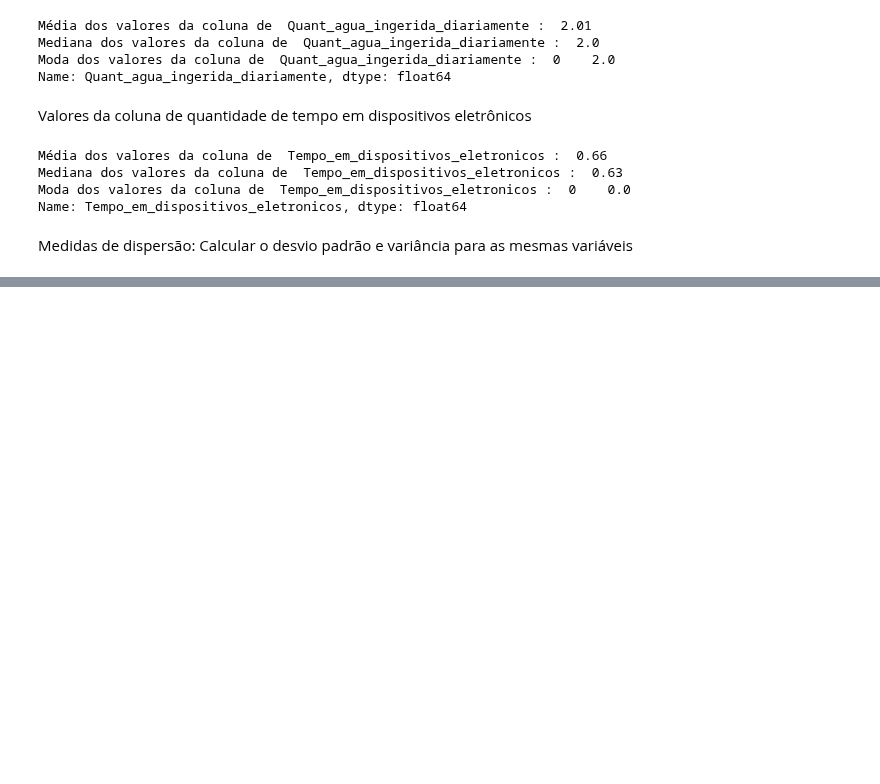
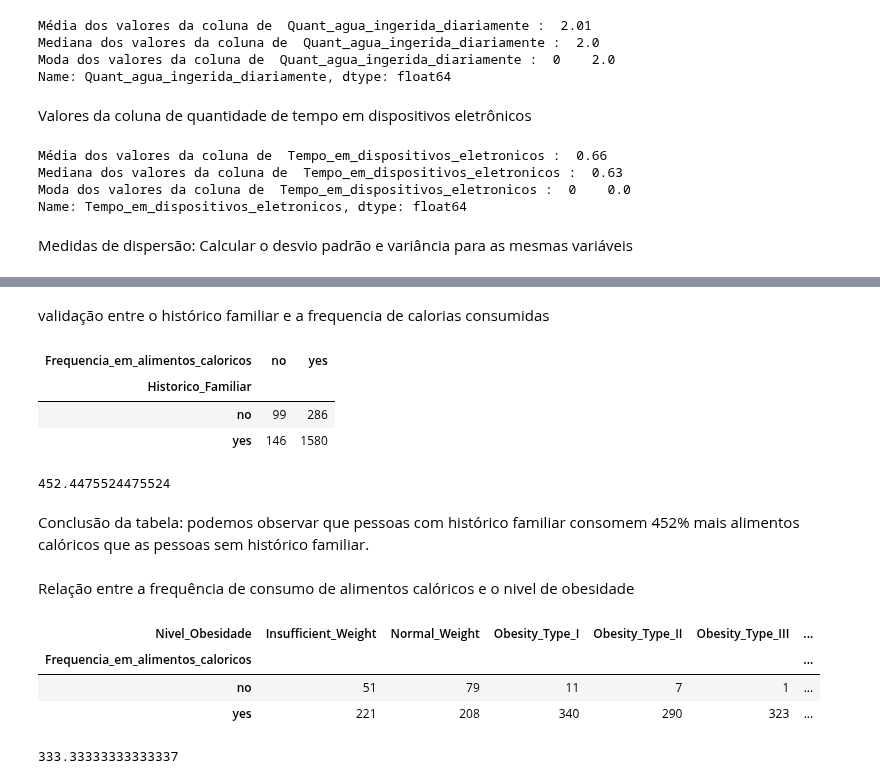
Before and after one commit to caikedomingues/Analise-de-dados-sobre-obesidade, a Jupyter notebook: Analise_Obesidade.ipynb, the cells around one changed output, grey strips where cells are left out. Cells and saved outputs as stored; diff of their text form; code cells hidden in the pictures; blank space fills up the shorter version.

```diff
--- a/Analise_Obesidade.ipynb
+++ b/Analise_Obesidade.ipynb
@@ -281,0 +544,34 @@ Variância: é o quadrado do desvio padrão
+# %% [markdown]
+validação entre o histórico familiar e a frequencia de calorias consumidas
+# %%
+tabela_cruzada('Historico_Familiar', 'Frequencia_em_alimentos_caloricos')
+# %% [output]
+| Frequencia_em_alimentos_caloricos | no | yes |
+| Historico_Familiar |  |  |
+| no | 99 | 286 |
+| yes | 146 | 1580 |
+# %%
+# Chamada da função de calculo de diferenças percentuais
+
+calc_diferenca_percentual(1580, 286)
+# %% [output]
+452.4475524475524
+# %% [markdown]
+Conclusão da tabela: podemos observar que pessoas com histórico familiar
+consomem 452% mais alimentos calóricos que as pessoas sem histórico familiar.
+# %% [markdown]
+Relação entre a frequência de consumo de alimentos calóricos e o
+nivel de obesidade
+# %%
+tabela_cruzada('Frequencia_em_alimentos_caloricos', 'Nivel_Obesidade')
+# %% [output]
+| Nivel_Obesidade | Insufficient_Weight | Normal_Weight | Obesity_Type_I | Obesity_Type_II | Obesity_Type_III | ... |
+| Frequencia_em_alimentos_caloricos |  |  |  |  |  | ... |
+| no | 51 | 79 | 11 | 7 | 1 | ... |
+| yes | 221 | 208 | 340 | 290 | 323 | ... |
+# %%
+# Chamada da função de cálculo de diferenças percentuais
+
+calc_diferenca_percentual(221, 51)
+# %% [output]
+333.33333333333337
```
Also changed, not shown: parts of 49 cells of this notebook.
